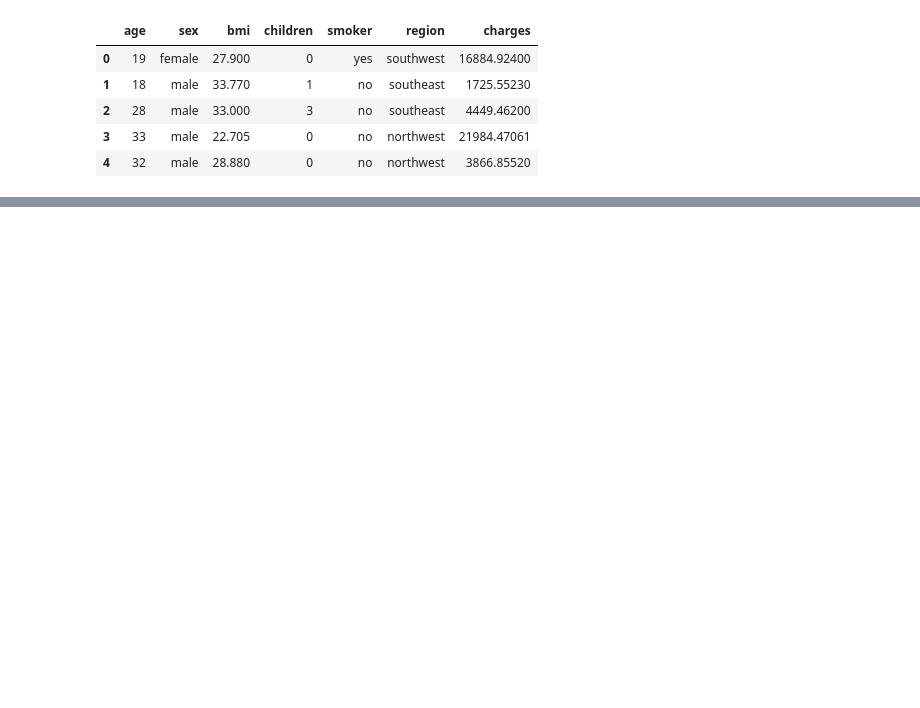
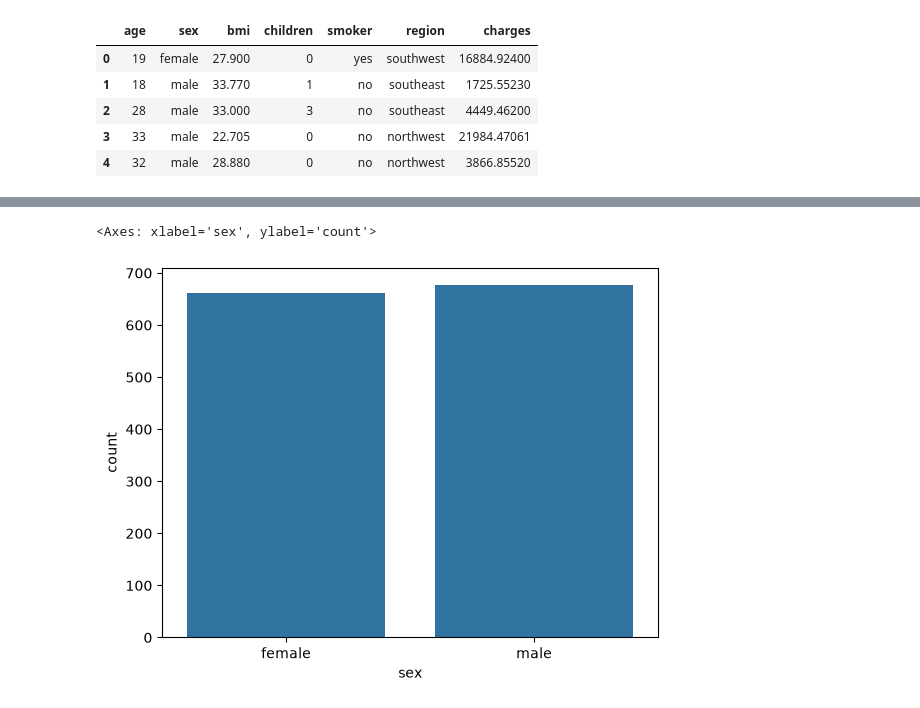
Before and after one commit to saksham7143/Machine_Learning_practice, a Jupyter notebook: Insurance_price_prediction.ipynb, the cells around one changed output, grey strips where cells are left out. Cells and saved outputs as stored; diff of their text form; code cells hidden in the pictures; blank space fills up the shorter version.

```diff
--- a/Insurance_price_prediction.ipynb
+++ b/Insurance_price_prediction.ipynb
@@ -122,0 +135,5 @@ TypeError: 'tuple' object is not callable
+# %%
+sns.countplot(x = df["sex"])
+# %% [output]
+<Axes: xlabel='sex', ylabel='count'>
+[figure, added]
```
Also changed, not shown: parts of 26 cells of this notebook.
